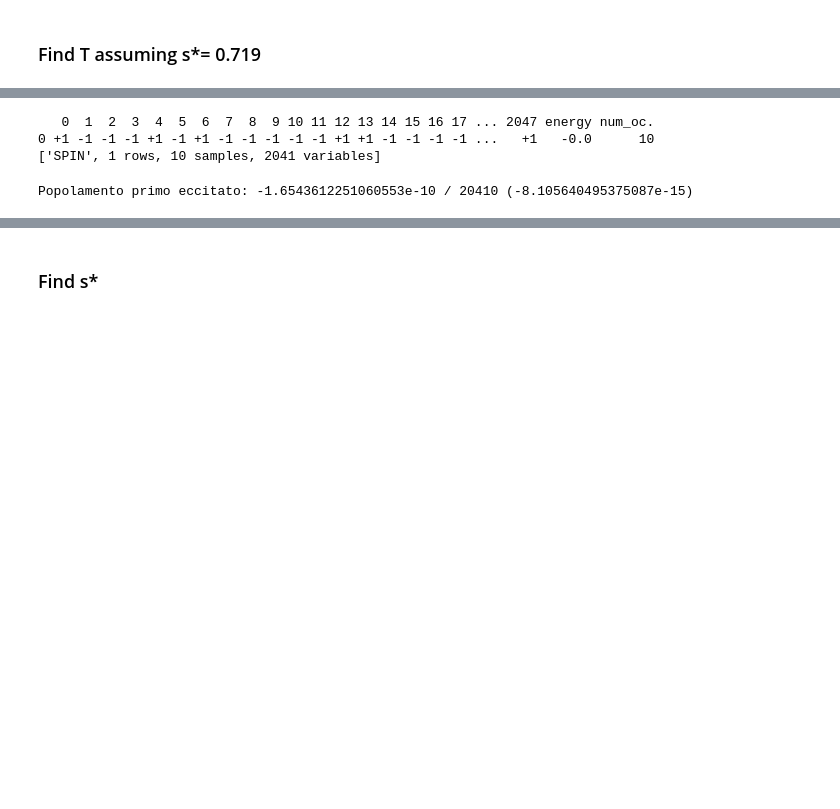
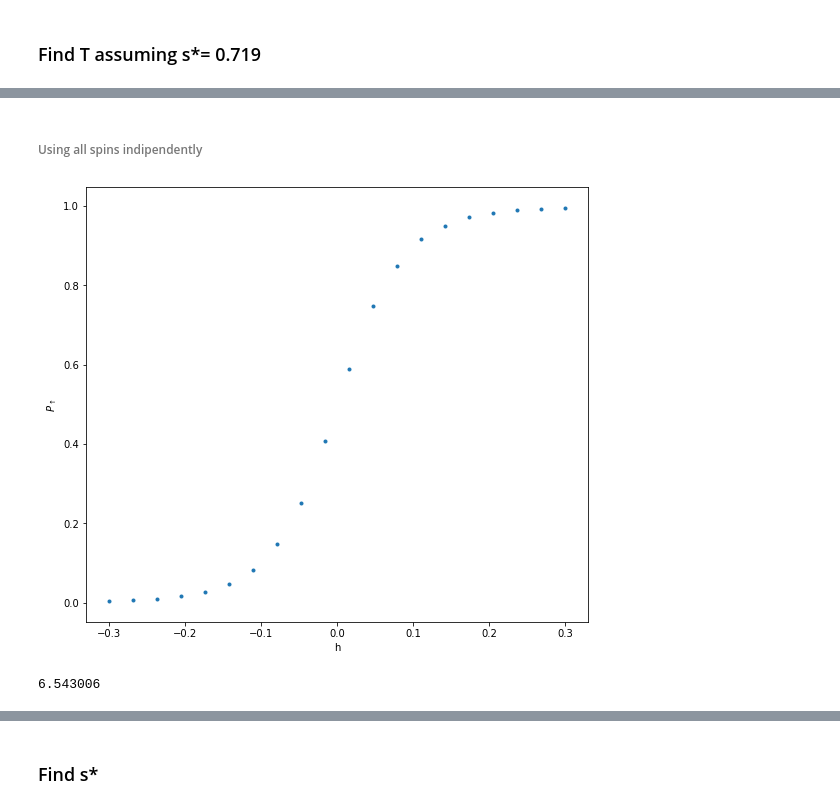
Before and after one commit to federicovisintini/Dwave2000q, a Jupyter notebook: 0_single_qubit_temperature.ipynb, the cells around one changed output, grey strips where cells are left out. Saved outputs shown, nothing was run; the diff lists cells and outputs as text; code cells hidden in the pictures; blank space fills up the shorter version.

```diff
--- a/0_single_qubit_temperature.ipynb
+++ b/0_single_qubit_temperature.ipynb
@@ -118,23 +187,53 @@ $$P_↑/(1-P_↑)=\exp(-\delta E / k_B T) \qquad \text{con} \quad \delta E = h \
+# %% [markdown]
+###### Using all spins indipendently
+# %%
+N = 20
 # %%
-linear_offsets = {active_node: h * random.choice([-1, 1]) for active_node in sampler.nodelist}
-# sampleset = sampler.sample_ising(linear_offsets, {}, num_reads=10, label=f'Anneal test h={h}')
+# RUN different energy gap samples for all active spins in machine
+biases = np.linspace(-0.3, 0.3, N)
 
-print(sampleset)
+for i, h in enumerate(biases):
+    linear_offsets = {active_node: h * random.choice([-1, 1]) for active_node in sampler.nodelist}
+    # sampleset = sampler.sample_ising(linear_offsets, {}, num_reads = 10, auto_scale=False, label=f'Boltzmann h={h}')
+
+    # save data to file
+    # pickle.dump((h, sampleset), open(f"boltzmann/{i}.pickle", "wb"))
-# %% [output]
-   0  1  2  3  4  5  6  7  8  9 10 11 12 13 14 15 16 17 ... 2047 energy num_oc.
-0 +1 -1 -1 -1 +1 -1 +1 -1 -1 -1 -1 -1 +1 +1 -1 -1 -1 -1 ...   +1   -0.0      10
-['SPIN', 1 rows, 10 samples, 2041 variables]
+# %%
+def spin_up_pop(record, h):
+    # calcoliamo la percentuale di popolamento dello stato con spin positivo lungo z
+    if h == 0:
+        return 0.5
+    num_spins = len(record['sample'][0])
+    all_spin_up_energy = - h * num_spins
+    ensamble_energy = np.sum(record.num_occurrences * (record.energy - all_spin_up_energy) / record.num_occurrences.sum())
+
+    n_spin_down = ensamble_energy / 2 / h / num_spins
+    n_std = 1 / np.sqrt(4 * num_spins * record.num_occurrences.sum())
+
+    return 1 - n_spin_down, n_std
 # %%
-# calcoliamo la percentuale di popolamento del ground state
-E_min = h * len(linear_offsets)
+# load data from file
+n_spin_up = []
+dn_spin_up = []
+biases = []
 
-n_ecc = 0
-tot_occ = 0
-for record in sampleset.record:
-    n_ecc += (record.energy + E_min) / 2 / h * record.num_occurrences
-    tot_occ += record.num_occurrences
+for i in range(N):
+    h, loaded_sampleset = pickle.load(open(f"boltzmann/{i}.pickle", "rb"))
+    spin_up, dspin_up = spin_up_pop(loaded_sampleset.record, h)
 
-num_spin_measures = tot_occ * len(linear_offsets)
-print(f'Popolamento primo eccitato: {n_ecc} / {num_spin_measures} ({n_ecc/num_spin_measures})')
+    biases.append(h)
+    n_spin_up.append(spin_up)
+    dn_spin_up.append(dspin_up)
+
+biases = np.array(biases)
+n_spin_up = np.array(n_spin_up)
+dn_spin_up = np.array(dn_spin_up)
-# %% [output]
-Popolamento primo eccitato: -1.6543612251060553e-10 / 20410 (-8.105640495375087e-15)
+# %%
+# grafico popolaz ground state vs h
+plt.figure(figsize=(9,8))
+plt.errorbar(biases, n_spin_up, dn_spin_up, marker='.', linestyle='')
+plt.xlabel('h')
+plt.ylabel(r'$P_\uparrow$')
+plt.show()
+# %% [output]
+[figure, added]
@@ -140,0 +245,6 @@ Popolamento primo eccitato: -1.6543612251060553e-10 / 20410 (-8.105640495375087e
+# %%
+# definisco s star e trovo il valore corrispondente per B
+s_star = 0.719
+closest_s = df.iloc[(df['s'] - s_star).abs().argsort()[0]]
+# %% [output]
+6.543006
```
Also changed, not shown: parts of 30 cells of this notebook.
